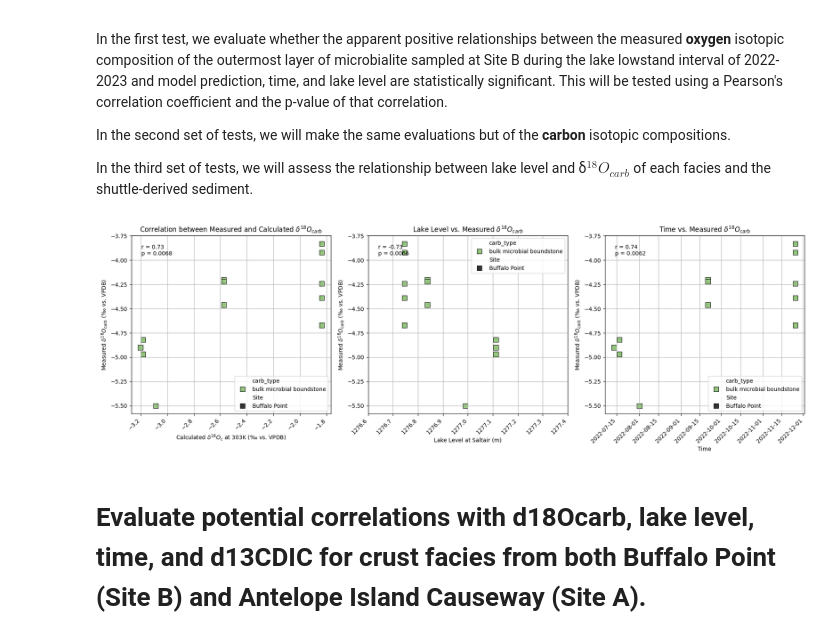
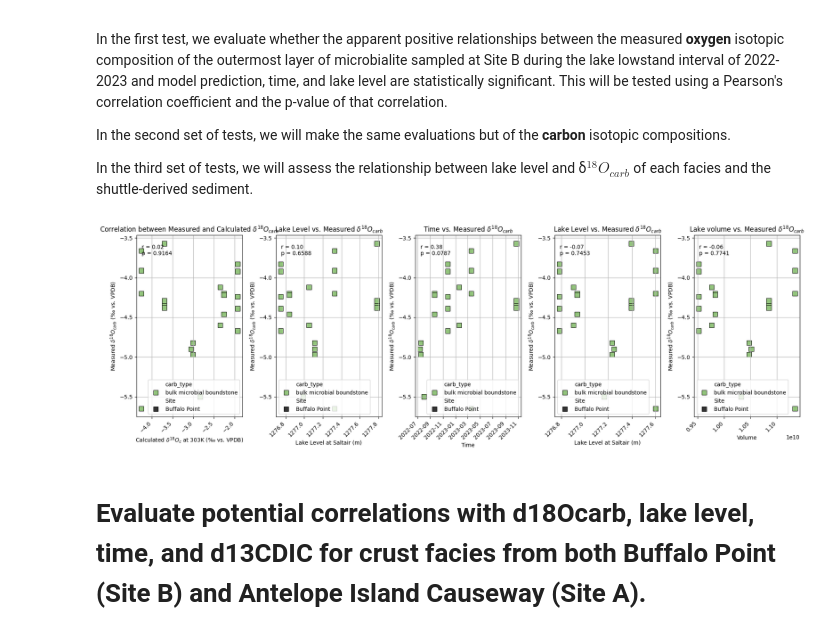
Before and after one commit to miquelaingalls/Great-Salt-Lake-2026, a Jupyter notebook: GSL_Statistical_Analyses.ipynb, the cells around one changed output. Drawn from its saved outputs; the diff is of its cells as text; code cells hidden in the pictures.

```diff
--- a/GSL_Statistical_Analyses.ipynb
+++ b/GSL_Statistical_Analyses.ipynb
@@ -47,7 +47,7 @@ site_markers = {'Ladyfinger Point': 'D', 'Buffalo Point': 's', 'Antelope Island
 carb_colors = {'bulk microbial boundstone': '#93c47d', 'crust': '#b4a7d6', 'white intraclast': '#ece9c9', 'bulk mud': '#351c75', 'grain coating': '#a64d79'}
 
 # Define samples to exclude
-samples_to_exclude = ["230319-MN1A-T", "230319-MN3A-T"]
+#samples_to_exclude = ["230319-MN1A-T", "230319-MN3A-T"]
 
 # Filter the merged_gsl_data DataFrame for the first plot
 # Apply initial filter, then exclude specific samples
@@ -55,17 +55,19 @@ filtered_data_plot1 = merged_gsl_data[
     (merged_gsl_data['Site'] == 'Buffalo Point') &
     (merged_gsl_data['carb_type'] == 'bulk microbial boundstone') &
     (merged_gsl_data['time'] >= '2022-01-01') &
-    (merged_gsl_data['time'] <= '2022-12-31') # Approximately 2023.5
+    (merged_gsl_data['time'] <= '2023-12-31') # Approximately 2023
 ].dropna(subset=['d18O_carb', 'd18O_c_303K'])
 
-filtered_data_plot1 = filtered_data_plot1[~filtered_data_plot1['Sample name'].isin(samples_to_exclude)]
+#filtered_data_plot1 = filtered_data_plot1[~filtered_data_plot1['Sample name'].isin(samples_to_exclude)]
 
 # Create copies after all filtering
 filtered_data_plot2 = filtered_data_plot1.copy()
 filtered_data_plot3 = filtered_data_plot1.copy()
+filtered_data_plot4 = filtered_data_plot1.copy()
+filtered_data_plot5 = filtered_data_plot1.copy()
 
 # Create a figure with three subplots side-by-side
-fig, axs = plt.subplots(1, 3, figsize=(18, 6))
+fig, axs = plt.subplots(1, 5, figsize=(18, 6))
 
 # Plot the first panel (correlation)
 sns.scatterplot(x='d18O_c_303K', y='d18O_carb', data=filtered_data_plot1,
@@ -89,43 +91,73 @@ axs[1].set_xlabel('Lake Level at Saltair (m)')
 axs[1].set_ylabel(r'Measured $\delta^{18}O_{carb}$ (‰ vs. VPDB)')
 axs[1].set_title(r'Lake Level vs. Measured $\delta^{18}O_{carb}$')
 axs[1].grid(True)
-axs[1].set_xlim(1276.6, 1277.4) # Set x-axis limits for the second panel - Adjusting limits based on observed data range
+#axs[1].set_xlim(1276.6, 1277.4) # Set x-axis limits for the second panel - Adjusting limits based on observed data range
 
 # Calculate and display correlation coefficient and p-value for plot 2
 if not filtered_data_plot2.empty and filtered_data_plot2['Elev_m'].nunique() > 1 and filtered_data_plot2['d18O_carb'].nunique() > 1:
     corr_plot2, p_value_plot2 = pearsonr(filtered_data_plot2['Elev_m'], filtered_data_plot2['d18O_carb'])
     axs[1].text(0.05, 0.95, f'r = {corr_plot2:.2f}\np = {p_value_plot2:.4f}', transform=axs[1].transAxes, ha='left', va='top')
 elif not filtered_data_plot2.empty:
      axs[1].text(0.05, 0.95, 'Correlation not defined\n(constant input)', transform=axs[1].transAxes, ha='left', va='top')
 
 # Plot the third panel (time vs d18O_carb)
 sns.scatterplot(x='time', y='d18O_carb', data=filtered_data_plot3,
                 s=80, edgecolor='k', ax=axs[2], hue='carb_type', palette=carb_colors, style='Site', markers=site_markers)
 
 axs[2].set_xlabel('Time')
 axs[2].set_ylabel(r'Measured $\delta^{18}O_{carb}$ (‰ vs. VPDB)')
 axs[2].set_title(r'Time vs. Measured $\delta^{18}O_{carb}$')
 axs[2].grid(True)
 
 # Rotate x-axis labels on the third panel
 fig.autofmt_xdate(rotation=45)
 
 # Calculate and display correlation coefficient and p-value for plot 3 (Time vs d18O_carb)
 if not filtered_data_plot3.empty:
     # For time correlation, convert datetime to a numerical representation (e.g., Unix timestamp)
     time_numeric = filtered_data_plot3['time'].astype(int) // 10**9 # Convert nanoseconds to seconds
     corr_plot3, p_value_plot3 = pearsonr(time_numeric, filtered_data_plot3['d18O_carb'])
     axs[2].text(0.05, 0.95, f'r = {corr_plot3:.2f}\np = {p_value_plot3:.4f}', transform=axs[2].transAxes, ha='left', va='top')
 
-# Add a single legend for all plots if needed. For now, let sns.scatterplot handle it on the first plot.
-# handles, labels = axs[0].get_legend_handles_labels()
-# fig.legend(handles, labels, loc='lower right', bbox_to_anchor=(1.0, 1.0))
+
+# Plot the fourth panel (Lake level vs d18O_carb)
+sns.scatterplot(x='h', y='d18O_carb', data=filtered_data_plot4,
+                s=80, edgecolor='k', ax=axs[3], hue='carb_type', palette=carb_colors, style='Site', markers=site_markers)
+
+axs[3].set_xlabel('Lake Level at Saltair (m)')
+axs[3].set_ylabel(r'Measured $\delta^{18}O_{carb}$ (‰ vs. VPDB)')
+axs[3].set_title(r'Lake Level vs. Measured $\delta^{18}O_{carb}$')
+axs[3].grid(True)
+#axs[1].set_xlim(1276.6, 1277.4) # Set x-axis limits for the second panel - Adjusting limits based on observed data range
+
+# Calculate and display correlation coefficient and p-value for plot 4
+if not filtered_data_plot4.empty and filtered_data_plot4['h'].nunique() > 1 and filtered_data_plot4['d18O_carb'].nunique() > 1:
+    corr_plot4, p_value_plot4 = pearsonr(filtered_data_plot4['h'], filtered_data_plot4['d18O_carb'])
+    axs[3].text(0.05, 0.95, f'r = {corr_plot4:.2f}\np = {p_value_plot4:.4f}', transform=axs[3].transAxes, ha='left', va='top')
+elif not filtered_data_plot4.empty:
+     axs[3].text(0.05, 0.95, 'Correlation not defined\n(constant input)', transform=axs[3].transAxes, ha='left', va='top')
+
+# Plot the fifth panel (Lake volume vs d18O_carb)
+sns.scatterplot(x='V', y='d18O_carb', data=filtered_data_plot5,
+                s=80, edgecolor='k', ax=axs[4], hue='carb_type', palette=carb_colors, style='Site', markers=site_markers)
+
+axs[4].set_xlabel('Volume')
+axs[4].set_ylabel(r'Measured $\delta^{18}O_{carb}$ (‰ vs. VPDB)')
+axs[4].set_title(r'Lake volume vs. Measured $\delta^{18}O_{carb}$')
+axs[4].grid(True)
+
+# Calculate and display correlation coefficient and p-value for plot 4
+if not filtered_data_plot5.empty and filtered_data_plot5['V'].nunique() > 1 and filtered_data_plot5['d18O_carb'].nunique() > 1:
+    corr_plot5, p_value_plot5 = pearsonr(filtered_data_plot5['V'], filtered_data_plot5['d18O_carb'])
+    axs[4].text(0.05, 0.95, f'r = {corr_plot5:.2f}\np = {p_value_plot5:.4f}', transform=axs[4].transAxes, ha='left', va='top')
+elif not filtered_data_plot5.empty:
+     axs[4].text(0.05, 0.95, 'Correlation not defined\n(constant input)', transform=axs[4].transAxes, ha='left', va='top')
 
 plt.tight_layout()
 plt.show()
-fig.savefig('microbcarb_correlations_2022.pdf')
+fig.savefig('microbcarb_correlations_2022to2023.pdf')
 # %% [output]
-[figure, old version]
+[figure, new version]
 # %% [markdown]
 # Evaluate potential correlations with d18Ocarb, lake level, time, and d13CDIC for crust facies from both Buffalo Point (Site B) and Antelope Island Causeway (Site A).
 # %%
```
Also changed, not shown: parts of 9 cells of this notebook.
